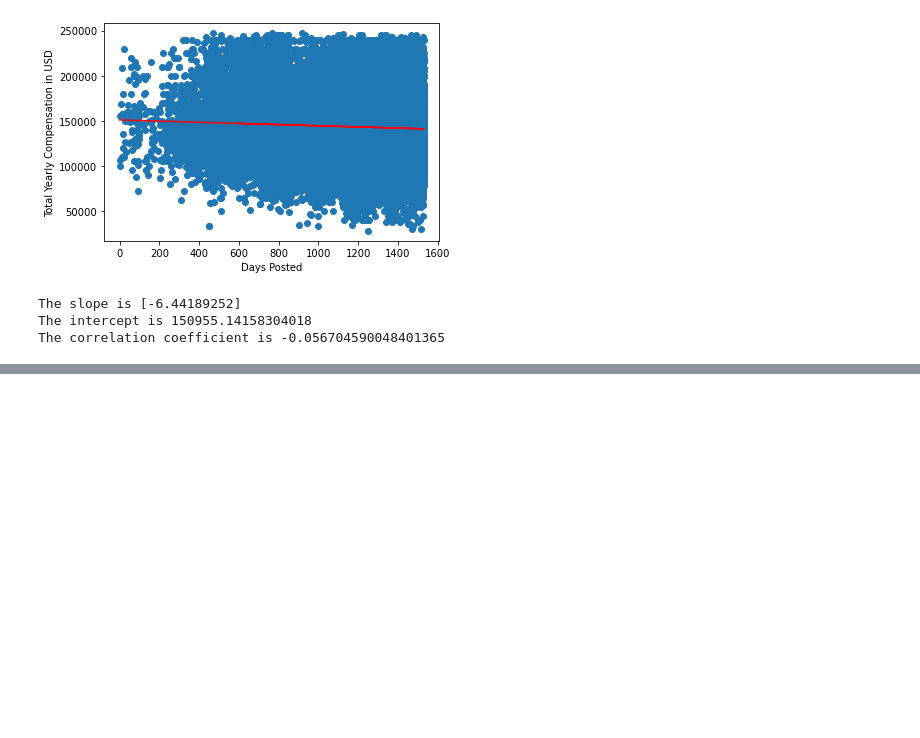
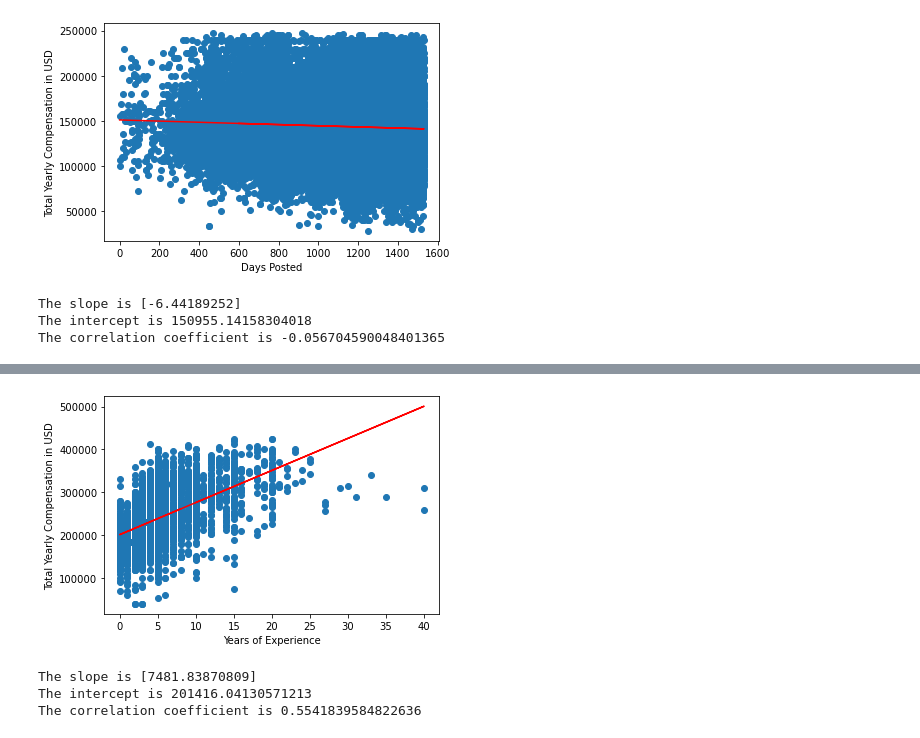
Before and after one commit to mgsrichard/Capstone-Project, a Jupyter notebook: Linear model testing.ipynb, the cells around one changed output, grey strips where cells are left out. Drawn from its saved outputs; the diff is of its cells as text; code cells hidden in the pictures; blank space fills up the shorter version.

```diff
--- a/Linear model testing.ipynb
+++ b/Linear model testing.ipynb
@@ -253,0 +305,3 @@ dtype: object
+# %%
+google_df = salaries_df.loc[salaries_df['company']=="Google"]
+google_df
@@ -253,0 +322,7 @@ dtype: object
+# %%
+simple_regression(google_df)
+# %% [output]
+[figure, added]
+The slope is [7481.83870809]
+The intercept is 201416.04130571213
+The correlation coefficient is 0.5541839584822636
```
Also changed, not shown: parts of 22 cells of this notebook.
